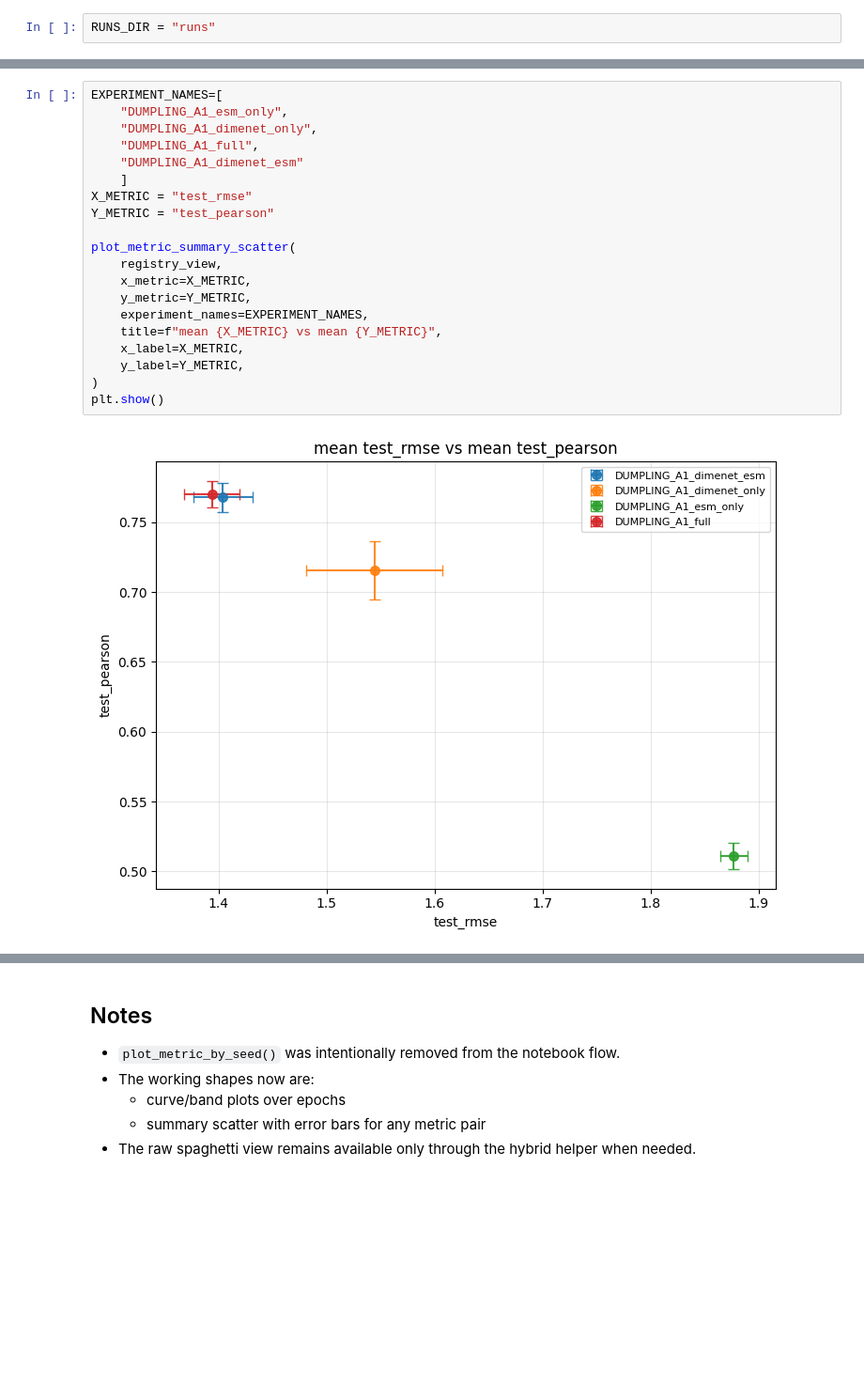
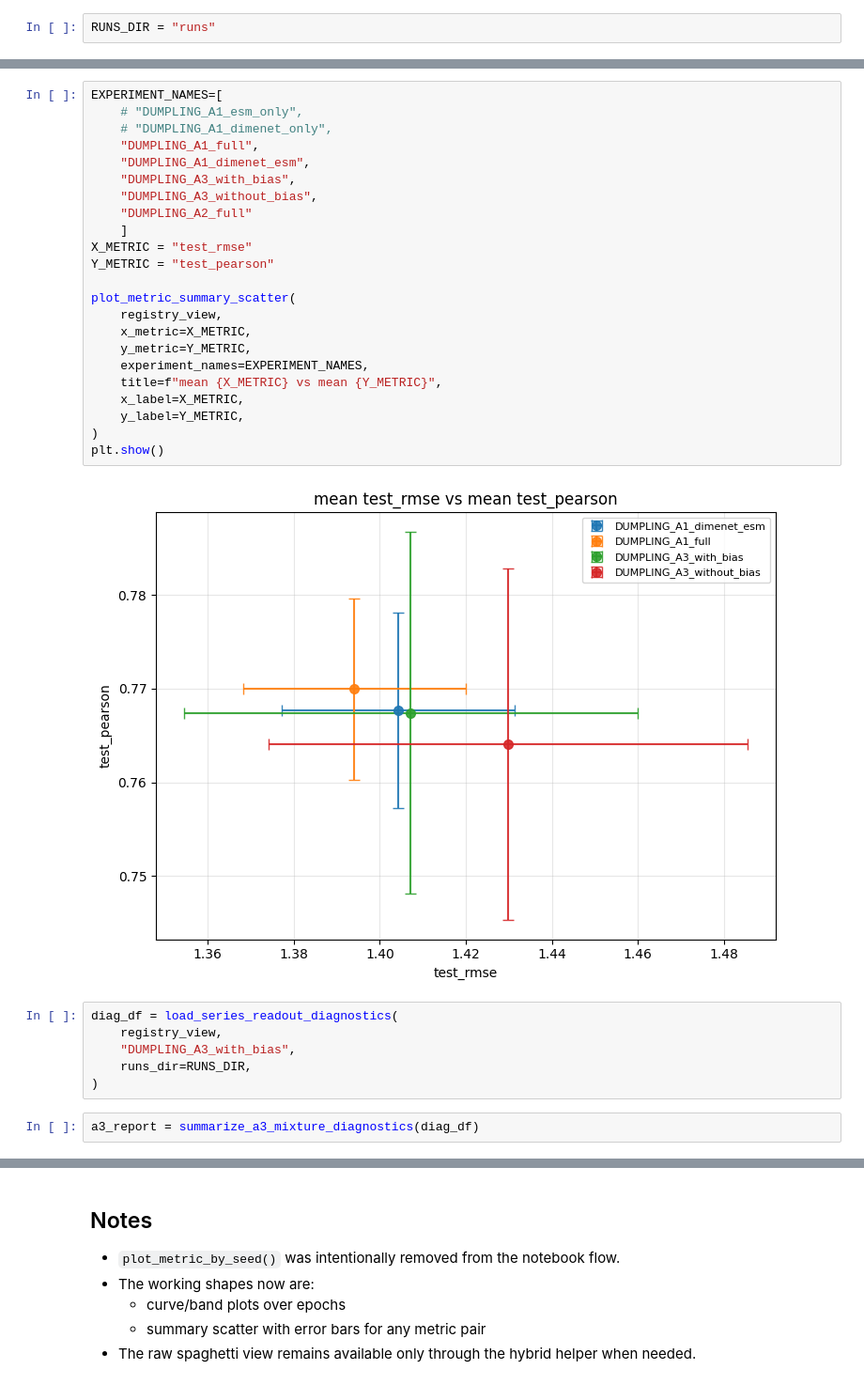
Before and after one commit to BlackSabbitch/DUMPLINGs, a Jupyter notebook: series_analysis.ipynb, the cells around one changed output, grey strips where cells are left out. Shown at 94% size. Cells and saved outputs as stored; diff of their text form; blank space fills up the shorter version.

```diff
--- a/series_analysis.ipynb
+++ b/series_analysis.ipynb
@@ -91,22 +103,33 @@ plot_series_panel(
 # %%
 EXPERIMENT_NAMES=[
-    "DUMPLING_A1_esm_only",
-    "DUMPLING_A1_dimenet_only",
+    # "DUMPLING_A1_esm_only",
+    # "DUMPLING_A1_dimenet_only",
     "DUMPLING_A1_full",
-    "DUMPLING_A1_dimenet_esm"
+    "DUMPLING_A1_dimenet_esm",
+    "DUMPLING_A3_with_bias",
+    "DUMPLING_A3_without_bias",
+    "DUMPLING_A2_full"
     ]
 X_METRIC = "test_rmse"
 Y_METRIC = "test_pearson"
 
 plot_metric_summary_scatter(
     registry_view,
     x_metric=X_METRIC,
     y_metric=Y_METRIC,
     experiment_names=EXPERIMENT_NAMES,
     title=f"mean {X_METRIC} vs mean {Y_METRIC}",
     x_label=X_METRIC,
     y_label=Y_METRIC,
 )
 plt.show()
 # %% [output]
-[figure, old version]
+[figure, new version]
+# %%
+diag_df = load_series_readout_diagnostics(
+    registry_view,
+    "DUMPLING_A3_with_bias",
+    runs_dir=RUNS_DIR,
+)
+# %%
+a3_report = summarize_a3_mixture_diagnostics(diag_df)
```
Also changed, not shown: parts of 7 cells of this notebook, 3 other files.
